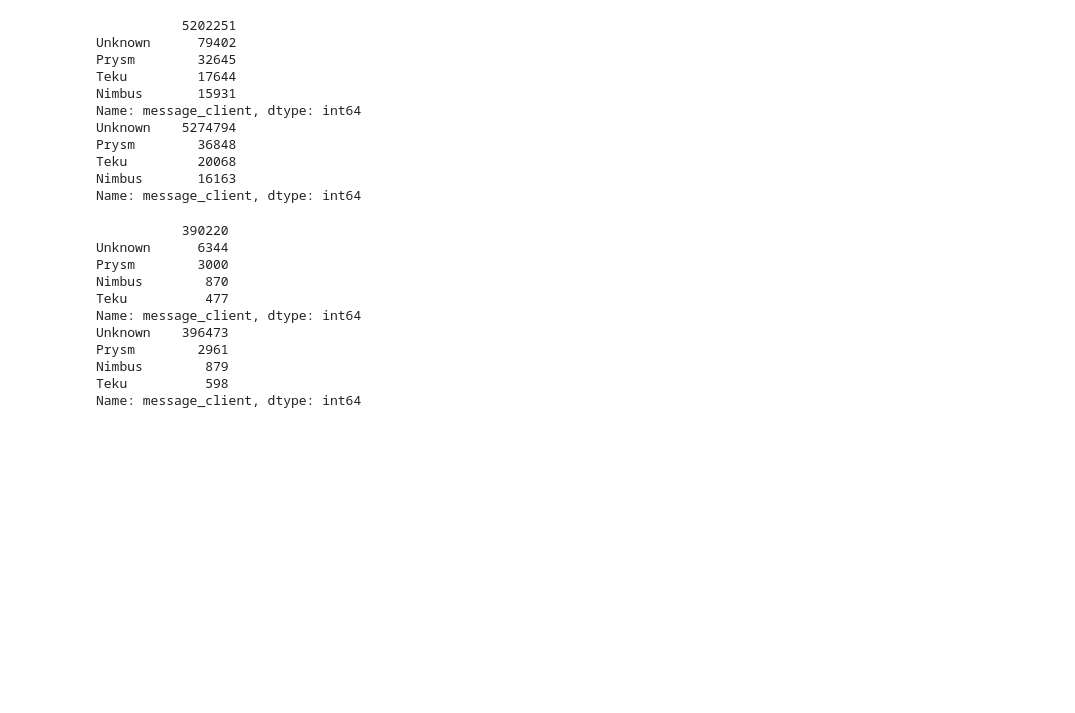
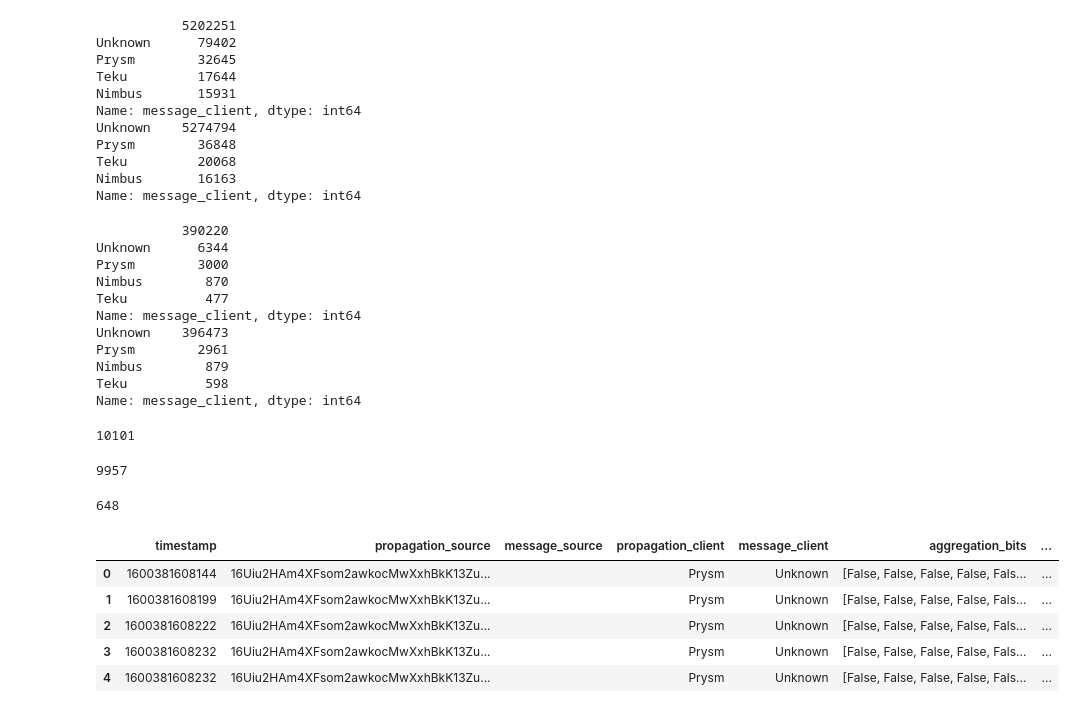
Before and after one commit to pawanjay176/eth2-scripts, a Jupyter notebook: cleaning.ipynb, the cells around one changed output. Cells and saved outputs as stored; diff of their text form; code cells hidden in the pictures; blank space fills up the shorter version.

```diff
--- a/cleaning.ipynb
+++ b/cleaning.ipynb
@@ -84,3 +84,11 @@ Prysm        2961
 Nimbus        879
 Teku          598
 Name: message_client, dtype: int64
+# %%
+df_attestations['slot'].max() // 32
+# %% [output]
+10101
+# %%
+df_attestations['slot'].min() // 32
+# %% [output]
+9957
@@ -86,0 +101,13 @@ Name: message_client, dtype: int64
+# %%
+unique_bits = {k: hex_to_bitlist(k) for k in df_attestations['aggregation_bits'].unique()}
+print(len(unique_bits))
+df_attestations['aggregation_bits'] = df_attestations.aggregation_bits.apply(lambda x: unique_bits[x])
+df_attestations.head()
+# %% [output]
+648
+|  | timestamp | propagation_source | message_source | propagation_client | message_client | aggregation_bits | ... |
+| 0 | 1600381608144 | 16Uiu2HAm4XFsom2awkocMwXxhBkK13Zu... |  | Prysm | Unknown | [False, False, False, False, Fals... | ... |
+| 1 | 1600381608199 | 16Uiu2HAm4XFsom2awkocMwXxhBkK13Zu... |  | Prysm | Unknown | [False, False, False, False, Fals... | ... |
+| 2 | 1600381608222 | 16Uiu2HAm4XFsom2awkocMwXxhBkK13Zu... |  | Prysm | Unknown | [False, False, False, False, Fals... | ... |
+| 3 | 1600381608232 | 16Uiu2HAm4XFsom2awkocMwXxhBkK13Zu... |  | Prysm | Unknown | [False, False, False, False, Fals... | ... |
+| 4 | 1600381608232 | 16Uiu2HAm4XFsom2awkocMwXxhBkK13Zu... |  | Prysm | Unknown | [False, False, False, False, Fals... | ... |
```
Also changed, not shown: parts of 8 cells of this notebook, 2 other files.
